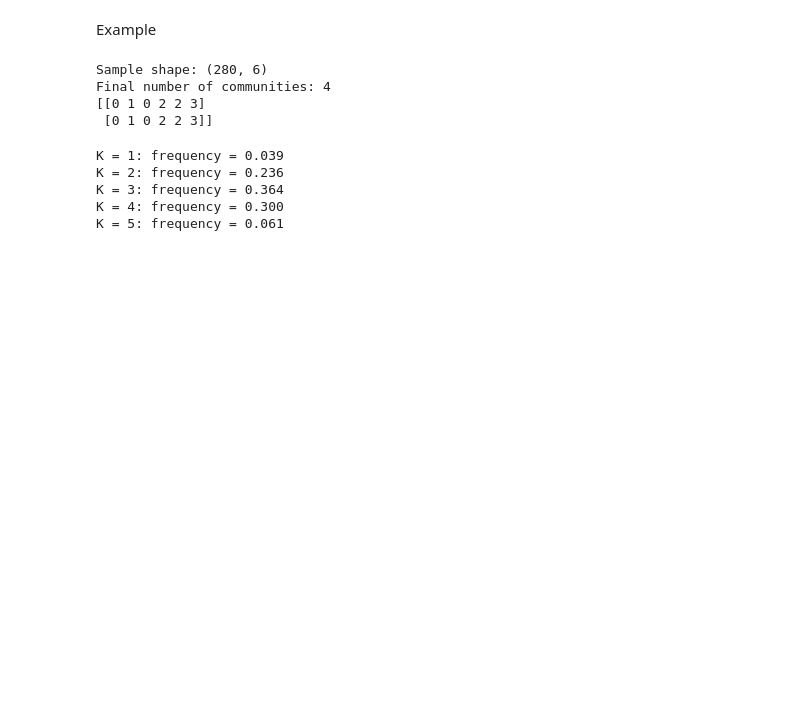
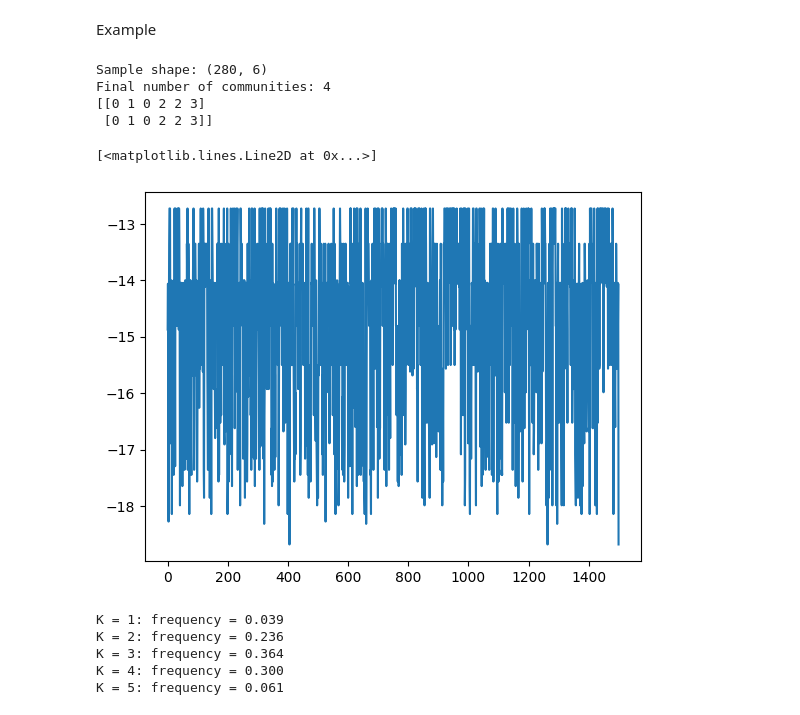
Before and after one commit to cnosa/blockregressiondynamicsnetwork, a Jupyter notebook: SSBM.ipynb, the cells around one changed output. Cells and saved outputs as stored; diff of their text form; code cells hidden in the pictures; blank space fills up the shorter version.

```diff
--- a/SSBM.ipynb
+++ b/SSBM.ipynb
@@ -749,6 +749,11 @@ Sample shape: (280, 6)
 Final number of communities: 4
 [[0 1 0 2 2 3]
  [0 1 0 2 2 3]]
+# %%
+plt.plot(result['log_posterior'])
+# %% [output]
+[<matplotlib.lines.Line2D at 0x...>]
+[figure, added]
 # %%
 samples = result["samples"]
 n_communities = np.array([len(np.unique(z)) for z in samples])
```
Also changed, not shown: parts of 12 cells of this notebook, 1 other file.
